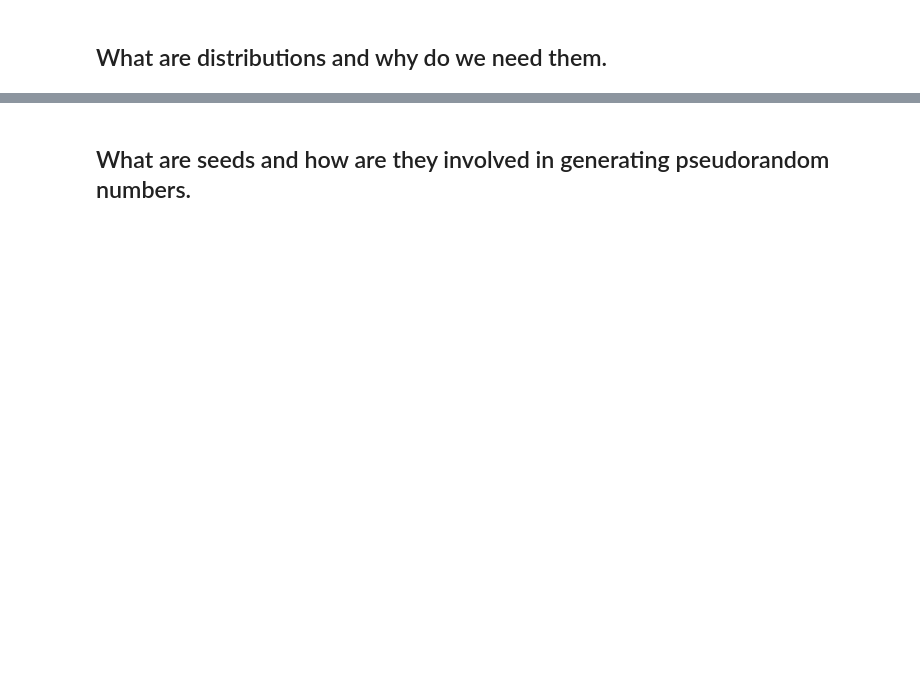
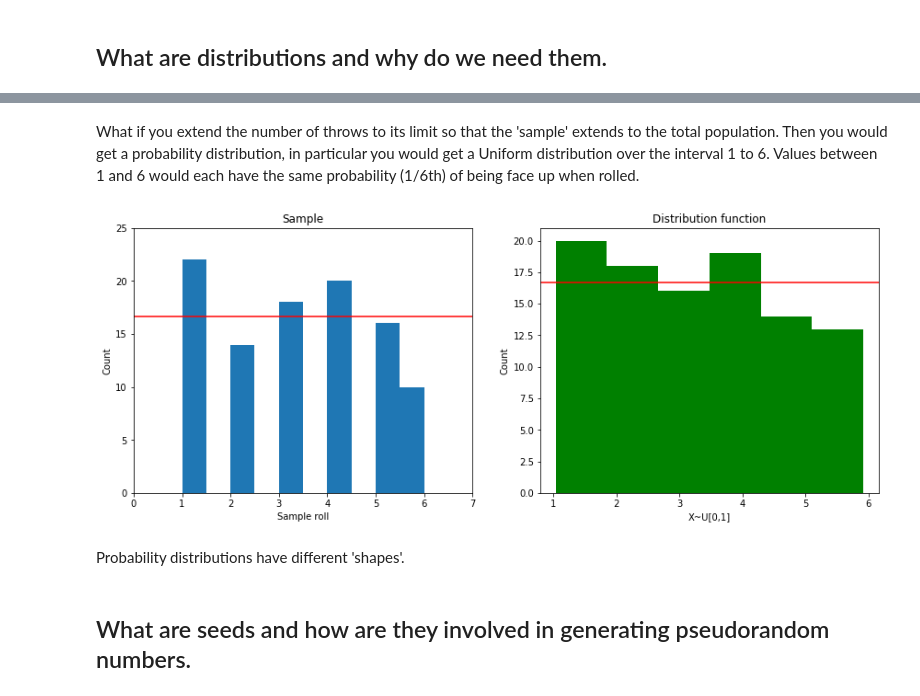
Before and after one commit to Osheah/p4da-numpy-random, a Jupyter notebook: numpy-random.ipynb, the cells around one changed output, grey strips where cells are left out. Cells and saved outputs as stored; diff of their text form; code cells hidden in the pictures; blank space fills up the shorter version.

Commit message:
started distro intro and uniform distro

```diff
--- a/numpy-random.ipynb
+++ b/numpy-random.ipynb
@@ -415,2 +669,27 @@ shuffle(x) takes an array or array like input and randomly reorders elements in
+# %% [markdown]
+What if you extend the number of throws to its limit so that the 'sample' extends to the total population. Then you would get a probability distribution, in particular you would get a Uniform distribution over the interval 1 to 6. Values between 1 and 6 would each have the same probability (1/6th) of being face up when rolled.
+# %%
+p=100/6
+plt.subplot(121)
+plt.xlabel("Sample roll")
+plt.ylabel('Count')
+plt.title("Sample")
+plt.axis([0, 7, 0, 25]) # x_start, x_end, y_start, y_end
+sample = np.random.randint(1,7,100) # You are generating 100 points between 1 and 6.
+plt.axhline(y=p, color='r')
+plt.hist(sample)
+
+plt.subplot(122)
+plt.title("Distribution function")
+plt.ylabel('Count')
+plt.xlabel('X~U[0,1]')
+plt.axhline(y=p, color='r')
+updf = np.random.uniform(1,6,100)
+count, bins, ignored = plt.hist(updf, 6, facecolor='green')
+plt.subplots_adjust(bottom=1.0, right=2.0, top=2.0)
+# %% [output]
+[figure, added]
+# %% [markdown]
+Probability distributions have different 'shapes'.
 # %% [markdown]
 ## What are seeds and how are they involved in generating pseudorandom numbers.
```
Also changed, not shown: parts of 37 cells of this notebook, 2 other files.
